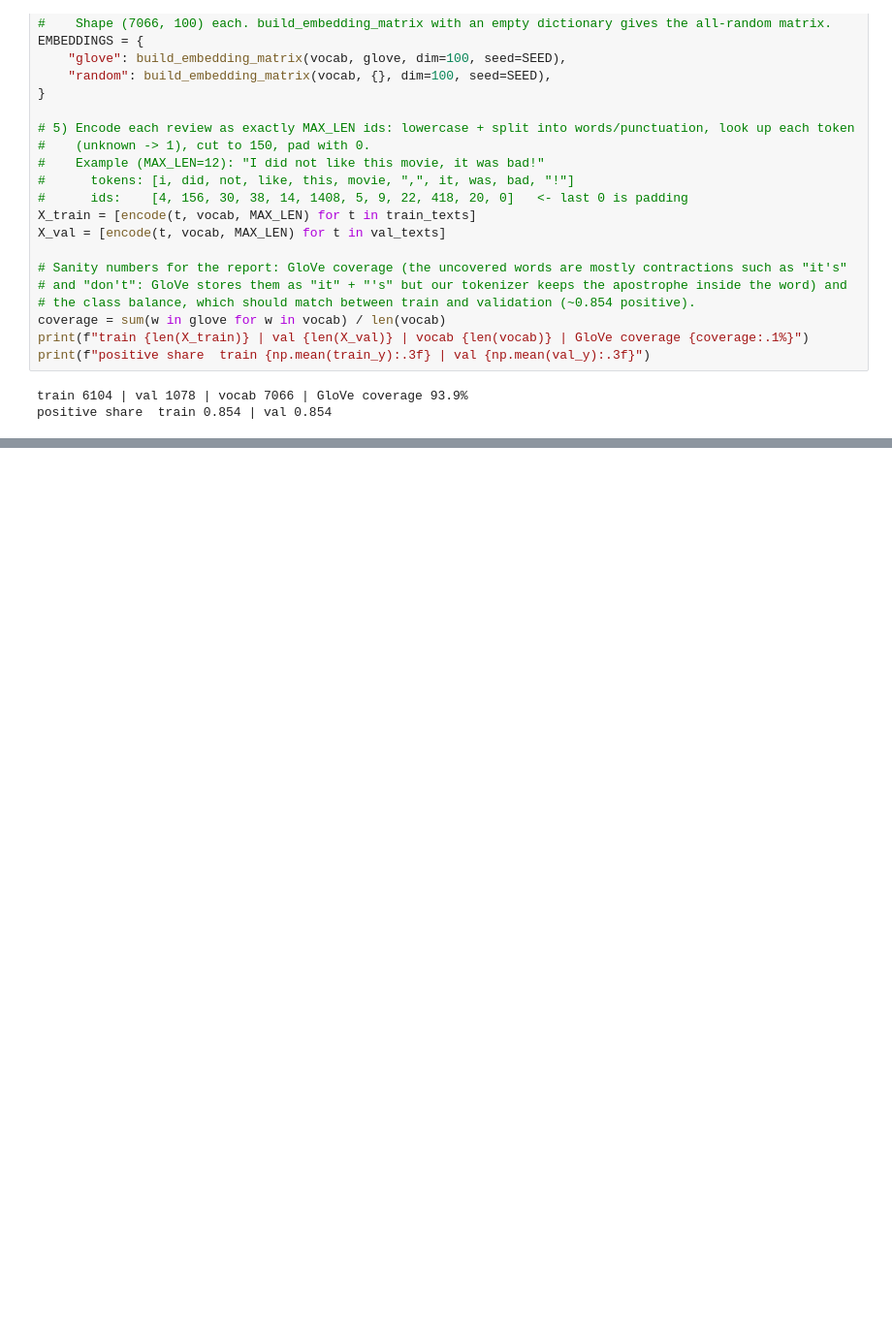
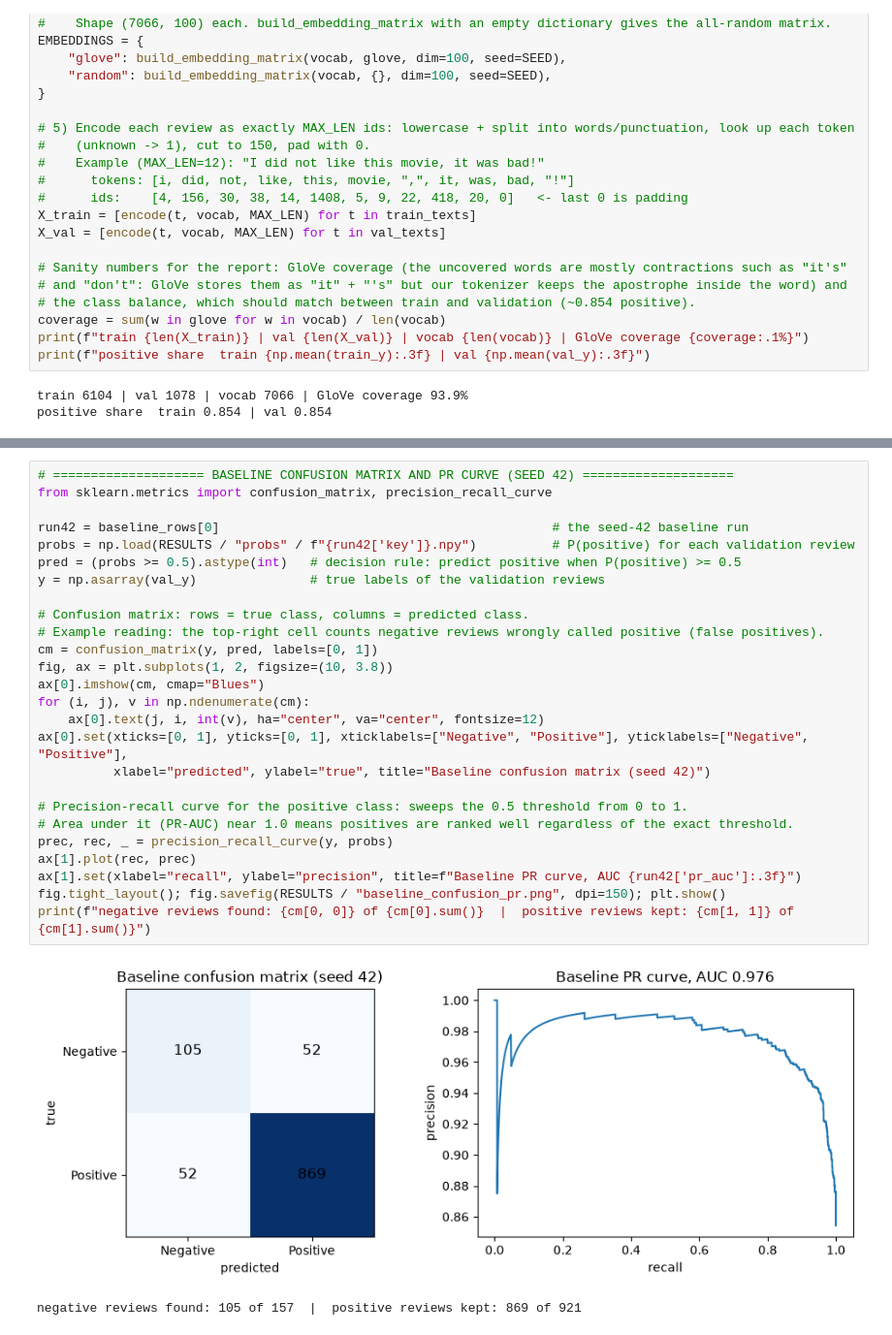
Before and after one commit to OswinJTC/IE4483-AI-Data-Mining-Project, a Jupyter notebook: 02_GloVe_BiLSTM.ipynb, the cells around one changed output, grey strips where cells are left out. Shown at 97% size. Cells and saved outputs as stored; diff of their text form; blank space fills up the shorter version.

```diff
--- a/02_GloVe_BiLSTM.ipynb
+++ b/02_GloVe_BiLSTM.ipynb
@@ -413,0 +232,29 @@ final train_seconds  81.8333 ± 23.4003
+# %%
+# ==================== BASELINE CONFUSION MATRIX AND PR CURVE (SEED 42) ====================
+from sklearn.metrics import confusion_matrix, precision_recall_curve
+
+run42 = baseline_rows[0]                                            # the seed-42 baseline run
+probs = np.load(RESULTS / "probs" / f"{run42['key']}.npy")          # P(positive) for each validation review
+pred = (probs >= 0.5).astype(int)   # decision rule: predict positive when P(positive) >= 0.5
+y = np.asarray(val_y)               # true labels of the validation reviews
+
+# Confusion matrix: rows = true class, columns = predicted class.
+# Example reading: the top-right cell counts negative reviews wrongly called positive (false positives).
+cm = confusion_matrix(y, pred, labels=[0, 1])
+fig, ax = plt.subplots(1, 2, figsize=(10, 3.8))
+ax[0].imshow(cm, cmap="Blues")
+for (i, j), v in np.ndenumerate(cm):
+    ax[0].text(j, i, int(v), ha="center", va="center", fontsize=12)
+ax[0].set(xticks=[0, 1], yticks=[0, 1], xticklabels=["Negative", "Positive"], yticklabels=["Negative", "Positive"],
+          xlabel="predicted", ylabel="true", title="Baseline confusion matrix (seed 42)")
+
+# Precision-recall curve for the positive class: sweeps the 0.5 threshold from 0 to 1.
+# Area under it (PR-AUC) near 1.0 means positives are ranked well regardless of the exact threshold.
+prec, rec, _ = precision_recall_curve(y, probs)
+ax[1].plot(rec, prec)
+ax[1].set(xlabel="recall", ylabel="precision", title=f"Baseline PR curve, AUC {run42['pr_auc']:.3f}")
+fig.tight_layout(); fig.savefig(RESULTS / "baseline_confusion_pr.png", dpi=150); plt.show()
+print(f"negative reviews found: {cm[0, 0]} of {cm[0].sum()}  |  positive reviews kept: {cm[1, 1]} of {cm[1].sum()}")
+# %% [output]
+[figure, added]
+negative reviews found: 105 of 157  |  positive reviews kept: 869 of 921
```
Also changed, not shown: parts of 25 cells of this notebook, 3 other files.
